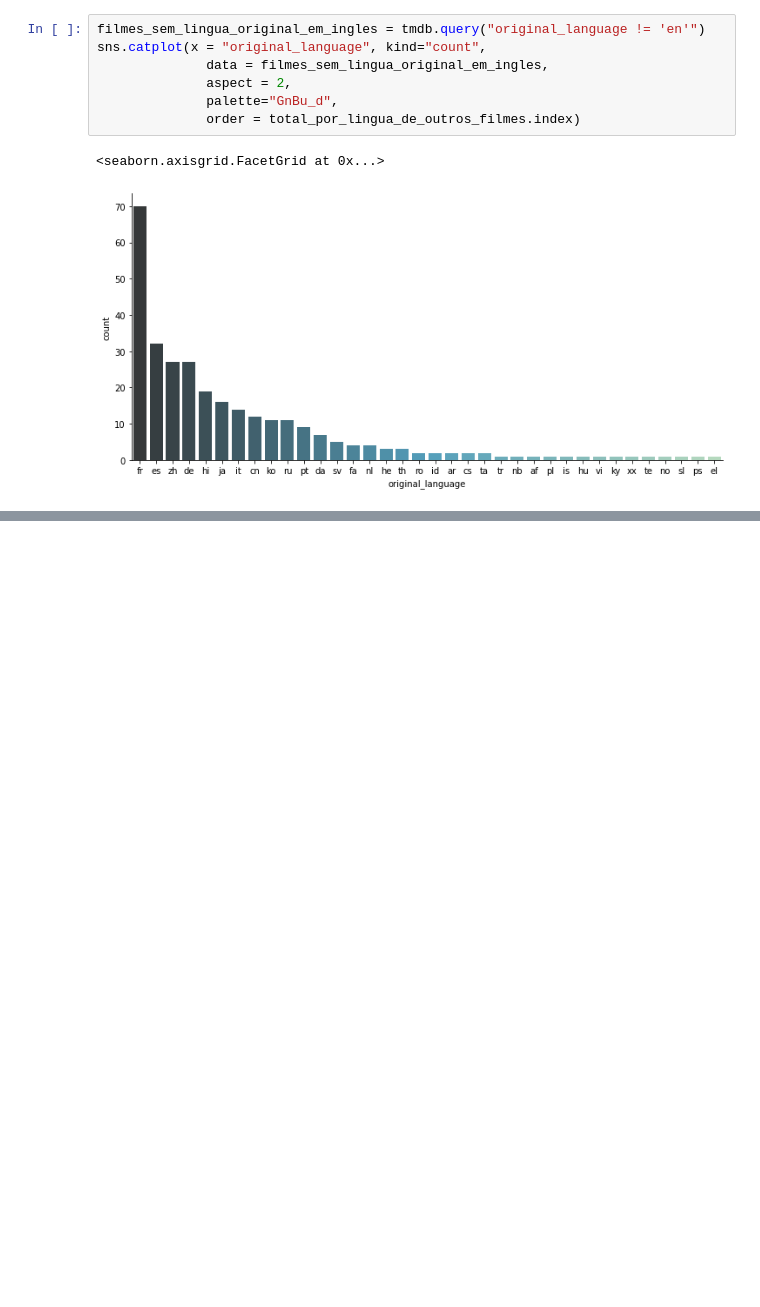
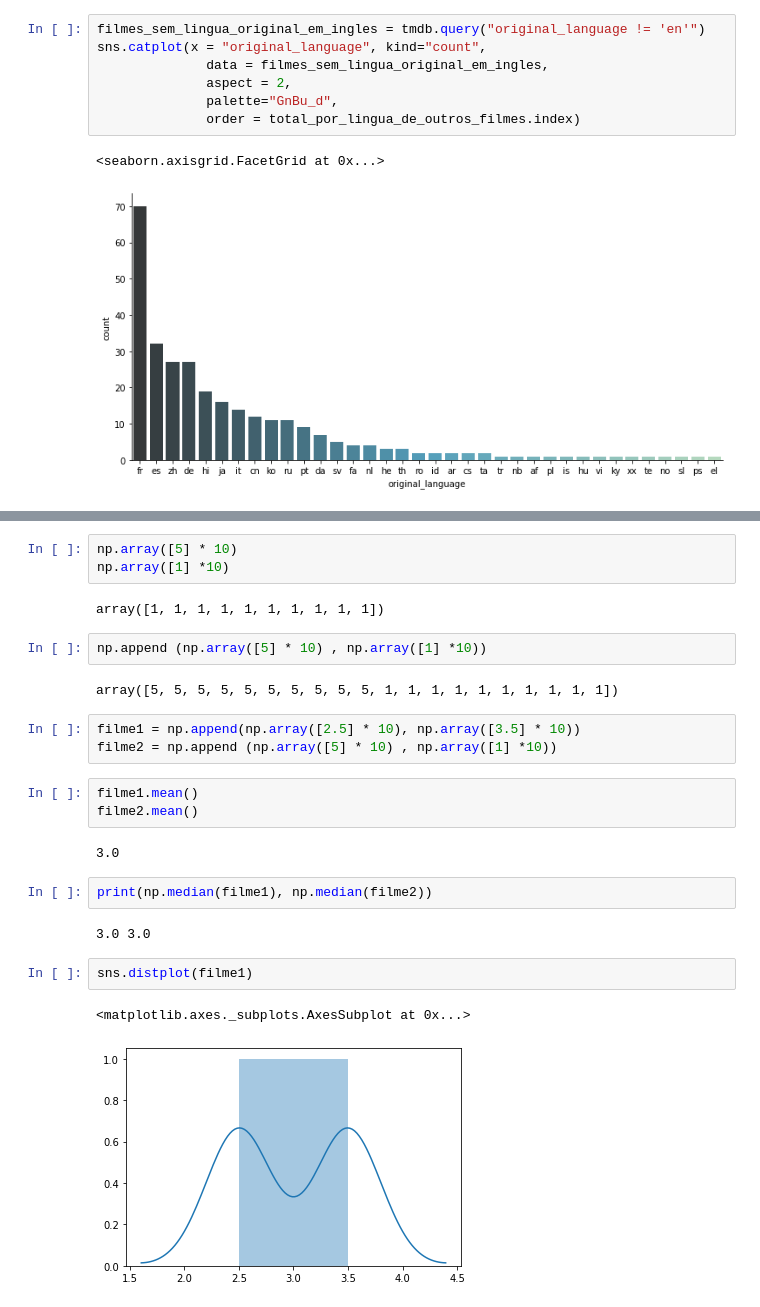
Before and after one commit to LucasFreitas98/Data-Science, a Jupyter notebook: data_visualization_DataScience_Alura.ipynb, the cells around one changed output, grey strips where cells are left out. Cells and saved outputs as stored; diff of their text form; blank space fills up the shorter version.

```diff
--- a/data_visualization_DataScience_Alura.ipynb
+++ b/data_visualization_DataScience_Alura.ipynb
@@ -245,0 +309,26 @@ sns.catplot(x = "original_language", kind="count",
+# %%
+np.array([5] * 10)
+np.array([1] *10)
+# %% [output]
+array([1, 1, 1, 1, 1, 1, 1, 1, 1, 1])
+# %%
+np.append (np.array([5] * 10) , np.array([1] *10))
+# %% [output]
+array([5, 5, 5, 5, 5, 5, 5, 5, 5, 5, 1, 1, 1, 1, 1, 1, 1, 1, 1, 1])
+# %%
+filme1 = np.append(np.array([2.5] * 10), np.array([3.5] * 10))
+filme2 = np.append (np.array([5] * 10) , np.array([1] *10))
+# %%
+filme1.mean()
+filme2.mean()
+# %% [output]
+3.0
+# %%
+print(np.median(filme1), np.median(filme2))
+# %% [output]
+3.0 3.0
+# %%
+sns.distplot(filme1)
+# %% [output]
+<matplotlib.axes._subplots.AxesSubplot at 0x...>
+[figure, added]
```
Also changed, not shown: parts of 19 cells of this notebook.
